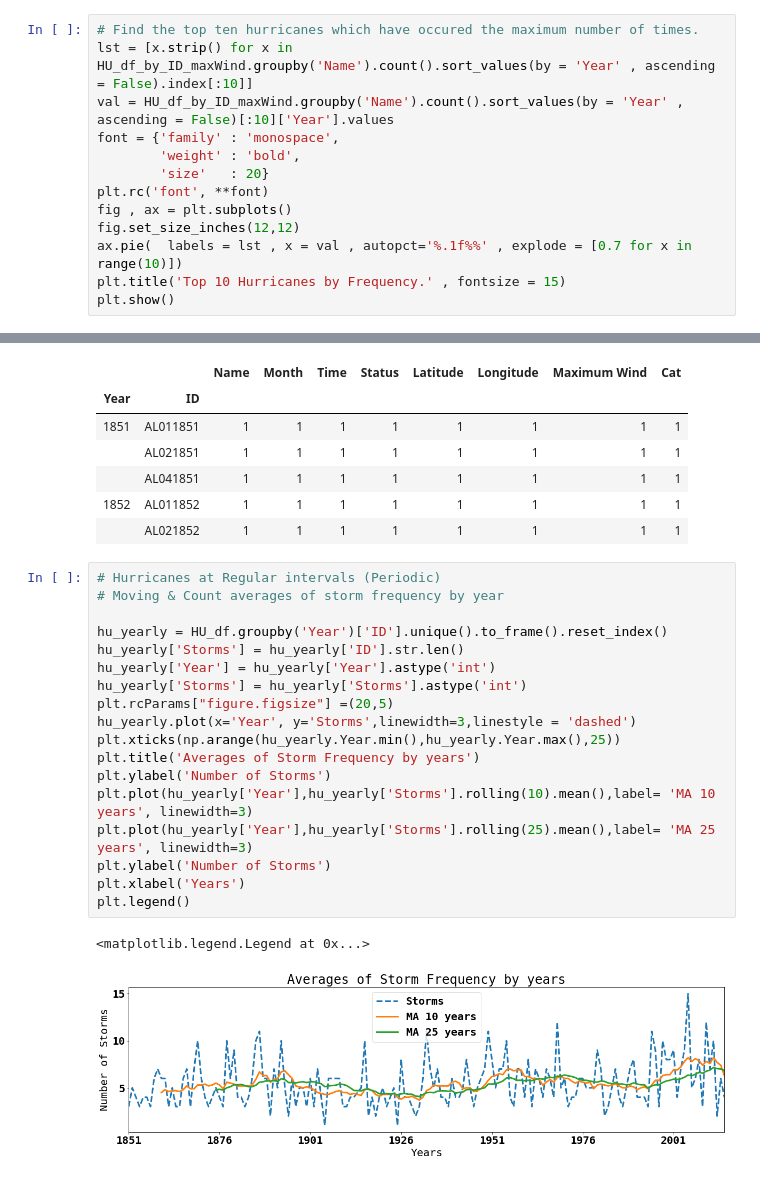
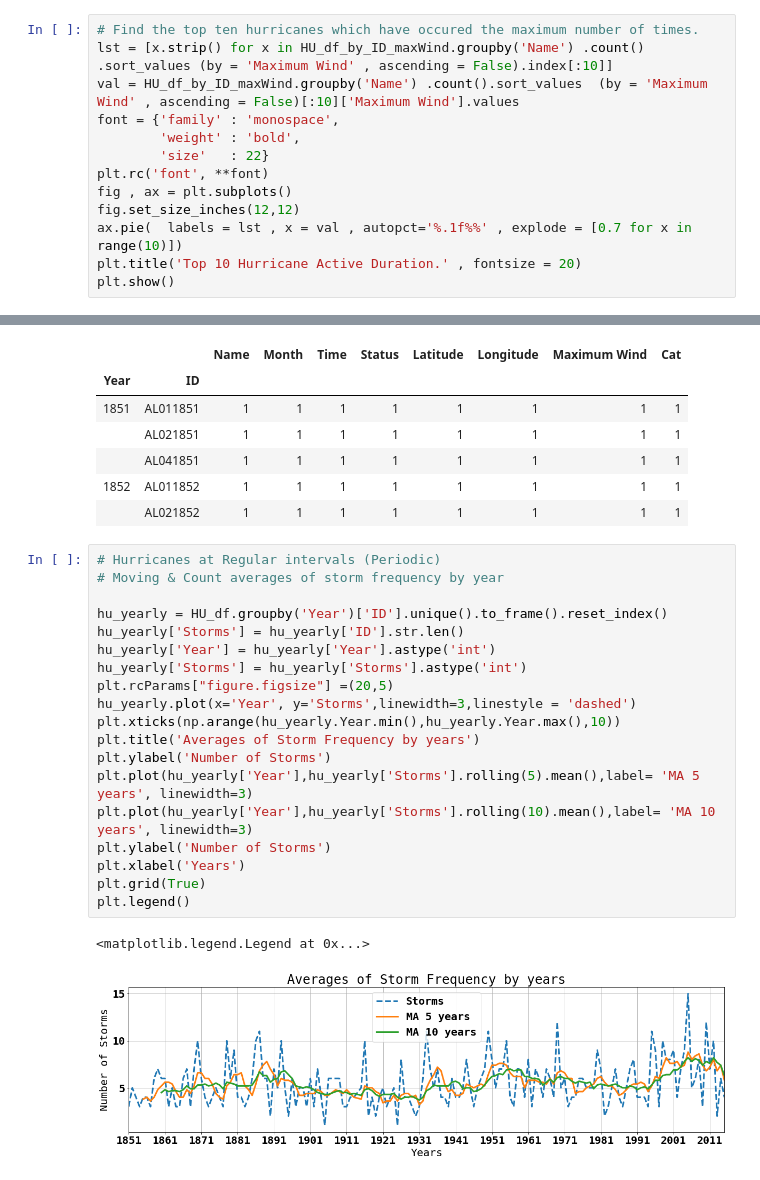
Before and after one commit to henryle-n/Hurricane-History-Analysis, a Jupyter notebook: Oj's.ipynb, the cells around one changed output, grey strips where cells are left out. Saved outputs shown, nothing was run; the diff lists cells and outputs as text.

```diff
--- a/Oj's.ipynb
+++ b/Oj's.ipynb
@@ -93,14 +95,14 @@ plt.show()
 # %%
 # Find the top ten hurricanes which have occured the maximum number of times.
-lst = [x.strip() for x in HU_df_by_ID_maxWind.groupby('Name').count().sort_values(by = 'Year' , ascending = False).index[:10]]
-val = HU_df_by_ID_maxWind.groupby('Name').count().sort_values(by = 'Year' , ascending = False)[:10]['Year'].values
+lst = [x.strip() for x in HU_df_by_ID_maxWind.groupby('Name') .count() .sort_values (by = 'Maximum Wind' , ascending = False).index[:10]]
+val = HU_df_by_ID_maxWind.groupby('Name') .count().sort_values  (by = 'Maximum Wind' , ascending = False)[:10]['Maximum Wind'].values
 font = {'family' : 'monospace',
         'weight' : 'bold',
-        'size'   : 20}
+        'size'   : 22}
 plt.rc('font', **font)
 fig , ax = plt.subplots()
 fig.set_size_inches(12,12)
 ax.pie(  labels = lst , x = val , autopct='%.1f%%' , explode = [0.7 for x in range(10)])
-plt.title('Top 10 Hurricanes by Frequency.' , fontsize = 15)
+plt.title('Top 10 Hurricane Active Duration.' , fontsize = 20)
 plt.show()
 # %% [output]
@@ -135,24 +137,25 @@ hu_yearly.head()
 # %%
 # Hurricanes at Regular intervals (Periodic)
 # Moving & Count averages of storm frequency by year
 
 hu_yearly = HU_df.groupby('Year')['ID'].unique().to_frame().reset_index()
 hu_yearly['Storms'] = hu_yearly['ID'].str.len()
 hu_yearly['Year'] = hu_yearly['Year'].astype('int')
 hu_yearly['Storms'] = hu_yearly['Storms'].astype('int')
 plt.rcParams["figure.figsize"] =(20,5)
 hu_yearly.plot(x='Year', y='Storms',linewidth=3,linestyle = 'dashed')
-plt.xticks(np.arange(hu_yearly.Year.min(),hu_yearly.Year.max(),25))
+plt.xticks(np.arange(hu_yearly.Year.min(),hu_yearly.Year.max(),10))
 plt.title('Averages of Storm Frequency by years')
 plt.ylabel('Number of Storms')
+plt.plot(hu_yearly['Year'],hu_yearly['Storms'].rolling(5).mean(),label= 'MA 5 years', linewidth=3)
 plt.plot(hu_yearly['Year'],hu_yearly['Storms'].rolling(10).mean(),label= 'MA 10 years', linewidth=3)
-plt.plot(hu_yearly['Year'],hu_yearly['Storms'].rolling(25).mean(),label= 'MA 25 years', linewidth=3)
 plt.ylabel('Number of Storms')
 plt.xlabel('Years')
+plt.grid(True)
 plt.legend()
 # %% [output]
 <matplotlib.legend.Legend at 0x...>
-[figure, old version]
+[figure, new version]
 # %%
 # The plot above shows there is some kind of gradual increase in the severity and occurences of hurricanes/storms over the decades.
 # Also observd from the plot is an average of 10 storms occuring each hurricane season.
```
Also changed, not shown: parts of 8 cells of this notebook.
